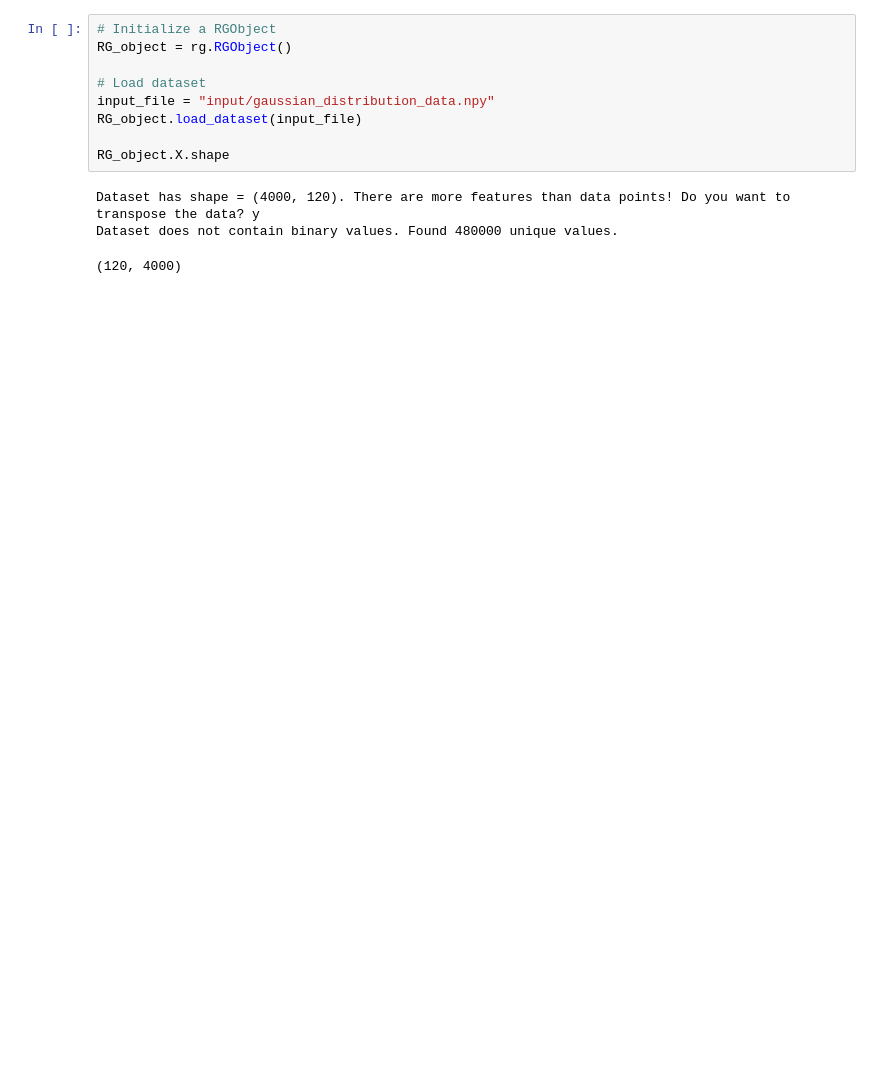
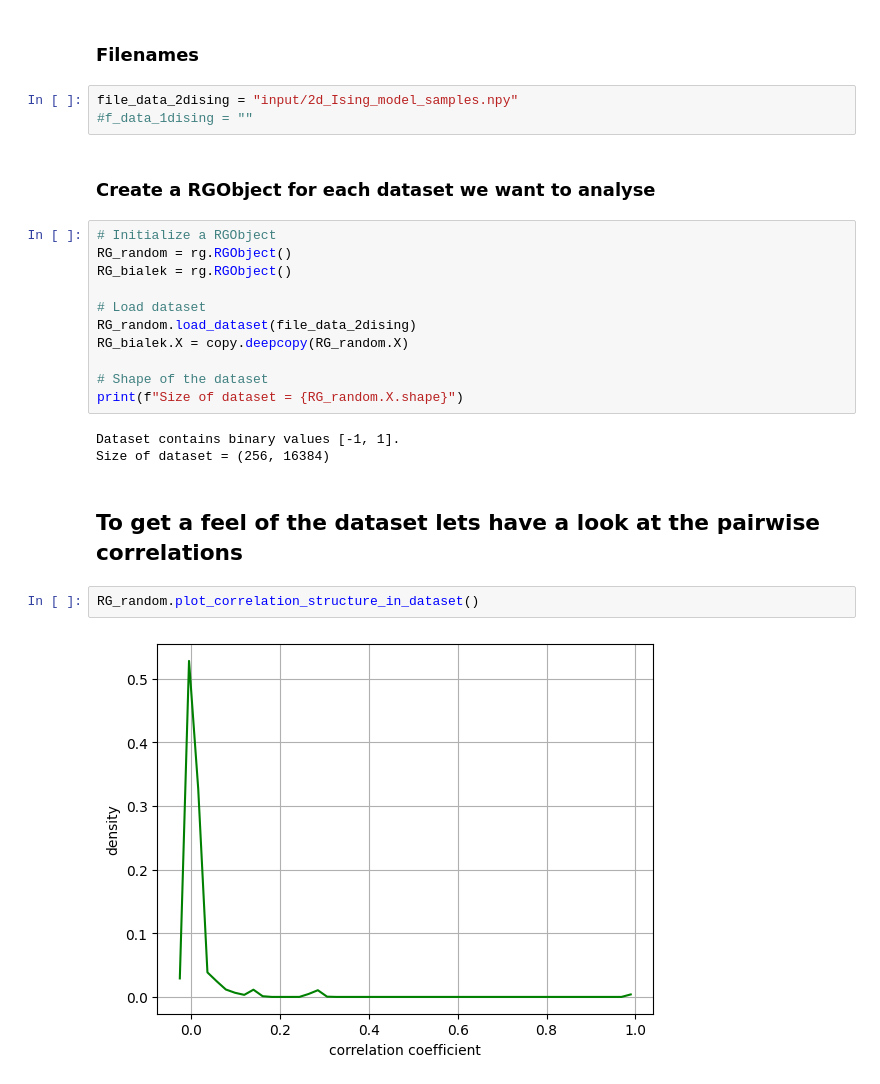
Before and after one commit to KKMGeraedts/Renormalization-Group-Bialek, a Jupyter notebook: Studying Scaling Behabiaour of Real Space RG (Bialek).ipynb, the cells around one changed output. Cells and saved outputs as stored; diff of their text form; blank space fills up the shorter version.

```diff
--- a/Studying Scaling Behabiaour of Real Space RG (Bialek).ipynb
+++ b/Studying Scaling Behabiaour of Real Space RG (Bialek).ipynb
@@ -15,13 +27,27 @@ from plots_to_analyse_rg_scaling import *
+# %% [markdown]
+### Filenames
+# %%
+file_data_2dising = "input/2d_Ising_model_samples.npy"
+#f_data_1dising = ""
+# %% [markdown]
+### Create a RGObject for each dataset we want to analyse
 # %%
 # Initialize a RGObject
-RG_object = rg.RGObject()
+RG_random = rg.RGObject()
+RG_bialek = rg.RGObject()
 
 # Load dataset
-input_file = "input/gaussian_distribution_data.npy"
-RG_object.load_dataset(input_file)
+RG_random.load_dataset(file_data_2dising)
+RG_bialek.X = copy.deepcopy(RG_random.X)
 
-RG_object.X.shape
+# Shape of the dataset
+print(f"Size of dataset = {RG_random.X.shape}")
 # %% [output]
-Dataset has shape = (4000, 120). There are more features than data points! Do you want to transpose the data? y
-Dataset does not contain binary values. Found 480000 unique values.
+Dataset contains binary values [-1, 1].
+Size of dataset = (256, 16384)
-(120, 4000)
+# %% [markdown]
+## To get a feel of the dataset lets have a look at the pairwise correlations
+# %%
+RG_random.plot_correlation_structure_in_dataset()
+# %% [output]
+[figure, added]
```
Also changed, not shown: parts of 20 cells of this notebook, 5 other files.
